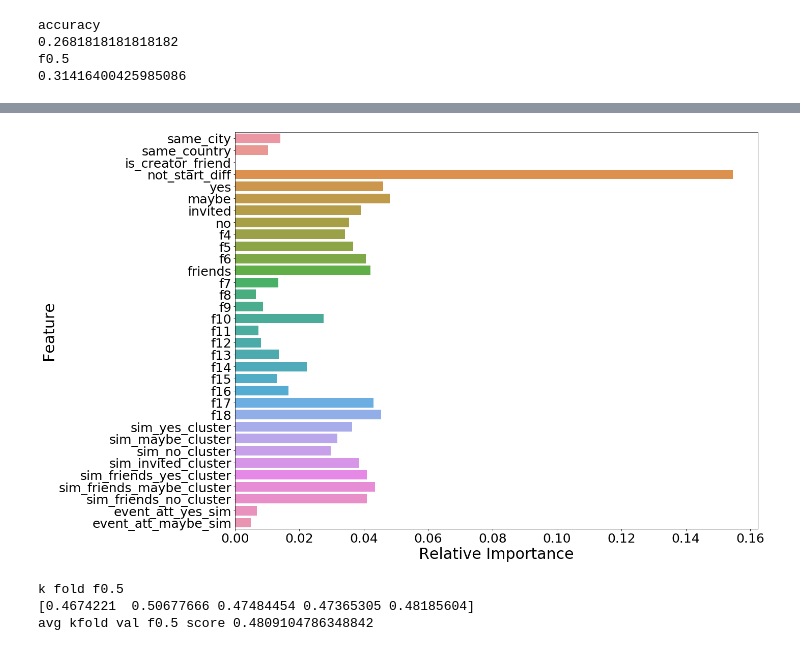
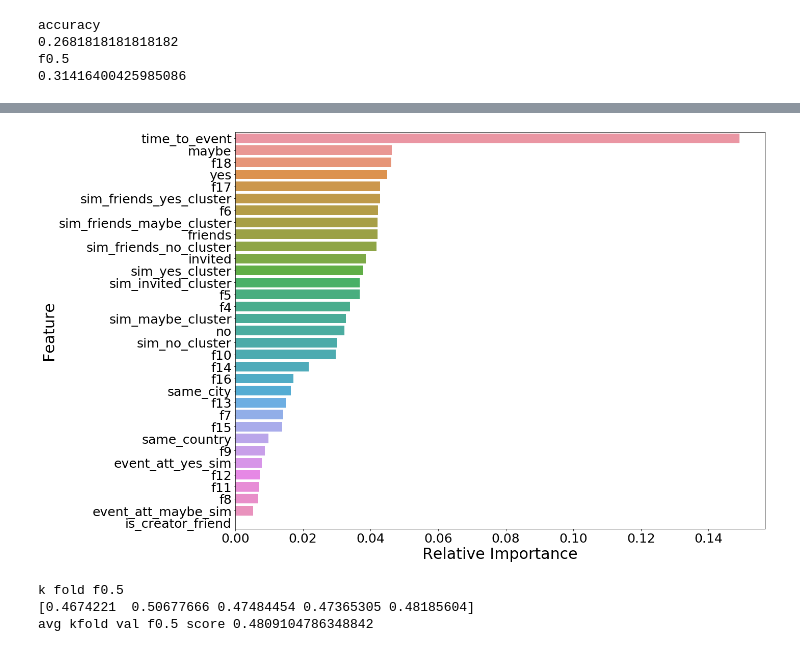
Before and after one commit to pruthviperumalla/Event-Recommender-System, a Jupyter notebook: explore_data.ipynb, the cells around one changed output, grey strips where cells are left out. Cells and saved outputs as stored; diff of their text form; code cells hidden in the pictures.

```diff
--- a/explore_data.ipynb
+++ b/explore_data.ipynb
@@ -309,16 +297,28 @@ array(['same_city', 'same_country', 'is_creator_friend', 'not_start_diff',
+# %%
+cols = X_train.columns.to_numpy()
+cols
+# rename to meaningful col names
+cols = np.array(['same_city', 'same_country', 'is_creator_friend', 'time_to_event',
+       'yes', 'maybe', 'invited', 'no', 'f4', 'f5', 'f6', 'friends', 'f7',
+       'f8', 'f9', 'f10', 'f11', 'f12', 'f13', 'f14', 'f15', 'f16', 'f17',
+       'f18', 'sim_yes_cluster', 'sim_maybe_cluster', 'sim_no_cluster',
+       'sim_invited_cluster', 'sim_friends_yes_cluster',
+       'sim_friends_maybe_cluster', 'sim_friends_no_cluster',
+       'event_att_yes_sim', 'event_att_maybe_sim'])
 # %%
 rf_imps = rf_model.feature_importances_
+sort_ids = np.argsort(rf_imps)[::-1]
 import matplotlib.pyplot as plt
 plt.figure(figsize=(20, 12))
 plt.xlabel('Relative Importance', fontsize=30)
 plt.ylabel('Feature', fontsize=30)
-sns.barplot(y = cols, x = rf_imps)
+sns.barplot(y = cols[sort_ids], x = rf_imps[sort_ids])
 # plt.show()
 plt.tick_params(labelsize=25)
 plt.tight_layout()
 plt.savefig(outputPath + 'rf_feat_imp.png')
 # %% [output]
-[figure, old version]
+[figure, new version]
 # %%
 #KNN f0.5
 print("k fold f0.5")
```
Also changed, not shown: parts of 3 cells of this notebook, 2 other files.
